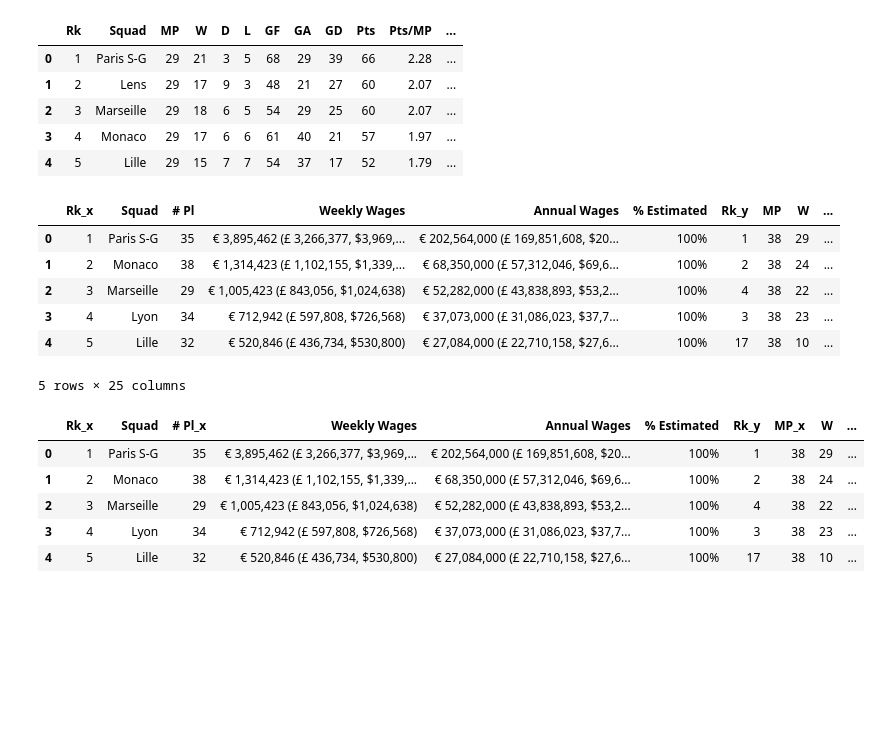
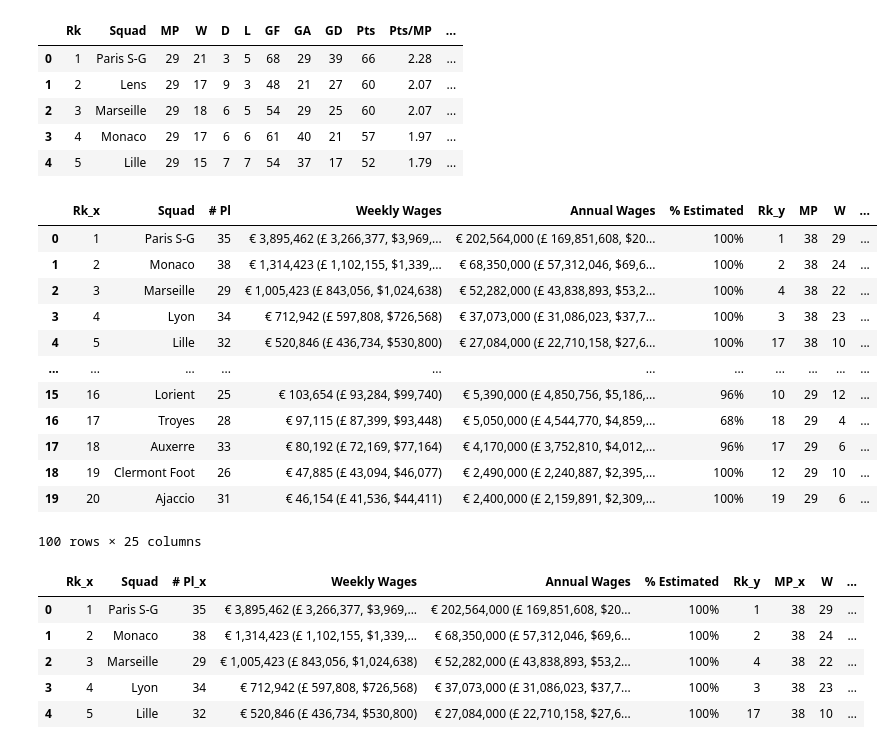
Before and after one commit to GurpreetChugh/Project-Football, a Jupyter notebook: Ligue1_Project_Football.ipynb, the cells around one changed output. Saved outputs shown, nothing was run; the diff lists cells and outputs as text; code cells hidden in the pictures; blank space fills up the shorter version.

```diff
--- a/Ligue1_Project_Football.ipynb
+++ b/Ligue1_Project_Football.ipynb
@@ -107,22 +107,28 @@ Ligue1_2022_wages_df = pd.DataFrame(table[0])
 # %%
 # Merge wages and season summary for each season
 Ligue1_2018_merged_df = pd.merge(Ligue1_2018_wages_df, Ligue1_2018_summary_df, how="left", on=['Squad'])
 Ligue1_2019_merged_df = pd.merge(Ligue1_2019_wages_df, Ligue1_2019_summary_df, how="left", on=['Squad'])
 Ligue1_2020_merged_df = pd.merge(Ligue1_2020_wages_df, Ligue1_2020_summary_df, how="left", on=['Squad'])
 Ligue1_2021_merged_df = pd.merge(Ligue1_2021_wages_df, Ligue1_2021_summary_df, how="left", on=['Squad'])
 Ligue1_2022_merged_df = pd.merge(Ligue1_2022_wages_df, Ligue1_2022_summary_df, how="left", on=['Squad'])
 Ligue1_all_wages_df = pd.concat([Ligue1_2018_merged_df,Ligue1_2019_merged_df, Ligue1_2020_merged_df,
                                 Ligue1_2021_merged_df, Ligue1_2022_merged_df], axis=0)
 
-Ligue1_all_wages_df.head()
+Ligue1_all_wages_df
 # %% [output]
 |  | Rk_x | Squad | # Pl | Weekly Wages | Annual Wages | % Estimated | Rk_y | MP | W | ... |
 | 0 | 1 | Paris S-G | 35 | € 3,895,462 (£ 3,266,377, $3,969,... | € 202,564,000 (£ 169,851,608, $20... | 100% | 1 | 38 | 29 | ... |
 | 1 | 2 | Monaco | 38 | € 1,314,423 (£ 1,102,155, $1,339,... | € 68,350,000 (£ 57,312,046, $69,6... | 100% | 2 | 38 | 24 | ... |
 | 2 | 3 | Marseille | 29 | € 1,005,423 (£ 843,056, $1,024,638) | € 52,282,000 (£ 43,838,893, $53,2... | 100% | 4 | 38 | 22 | ... |
 | 3 | 4 | Lyon | 34 | € 712,942 (£ 597,808, $726,568) | € 37,073,000 (£ 31,086,023, $37,7... | 100% | 3 | 38 | 23 | ... |
 | 4 | 5 | Lille | 32 | € 520,846 (£ 436,734, $530,800) | € 27,084,000 (£ 22,710,158, $27,6... | 100% | 17 | 38 | 10 | ... |
+| ... | ... | ... | ... | ... | ... | ... | ... | ... | ... | ... |
+| 15 | 16 | Lorient | 25 | € 103,654 (£ 93,284, $99,740) | € 5,390,000 (£ 4,850,756, $5,186,... | 96% | 10 | 29 | 12 | ... |
+| 16 | 17 | Troyes | 28 | € 97,115 (£ 87,399, $93,448) | € 5,050,000 (£ 4,544,770, $4,859,... | 68% | 18 | 29 | 4 | ... |
+| 17 | 18 | Auxerre | 33 | € 80,192 (£ 72,169, $77,164) | € 4,170,000 (£ 3,752,810, $4,012,... | 96% | 17 | 29 | 6 | ... |
+| 18 | 19 | Clermont Foot | 26 | € 47,885 (£ 43,094, $46,077) | € 2,490,000 (£ 2,240,887, $2,395,... | 100% | 12 | 29 | 10 | ... |
+| 19 | 20 | Ajaccio | 31 | € 46,154 (£ 41,536, $44,411) | € 2,400,000 (£ 2,159,891, $2,309,... | 100% | 19 | 29 | 6 | ... |
-5 rows × 25 columns
+100 rows × 25 columns
 # %%
 # Merge in summary table#2 for each season
 Ligue1_2018_complete_df = pd.merge(Ligue1_2018_merged_df, Ligue1_2018_summary2_df, how="left", on=['Squad'])
```
Also changed, not shown: parts of 17 cells of this notebook, 2 other files.
